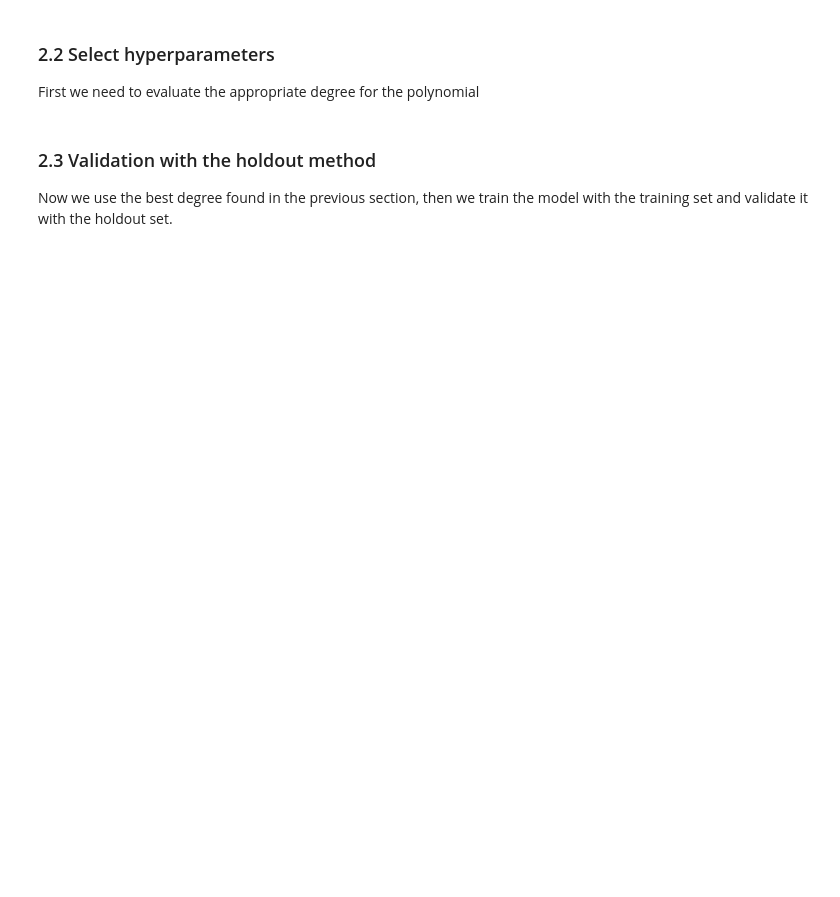
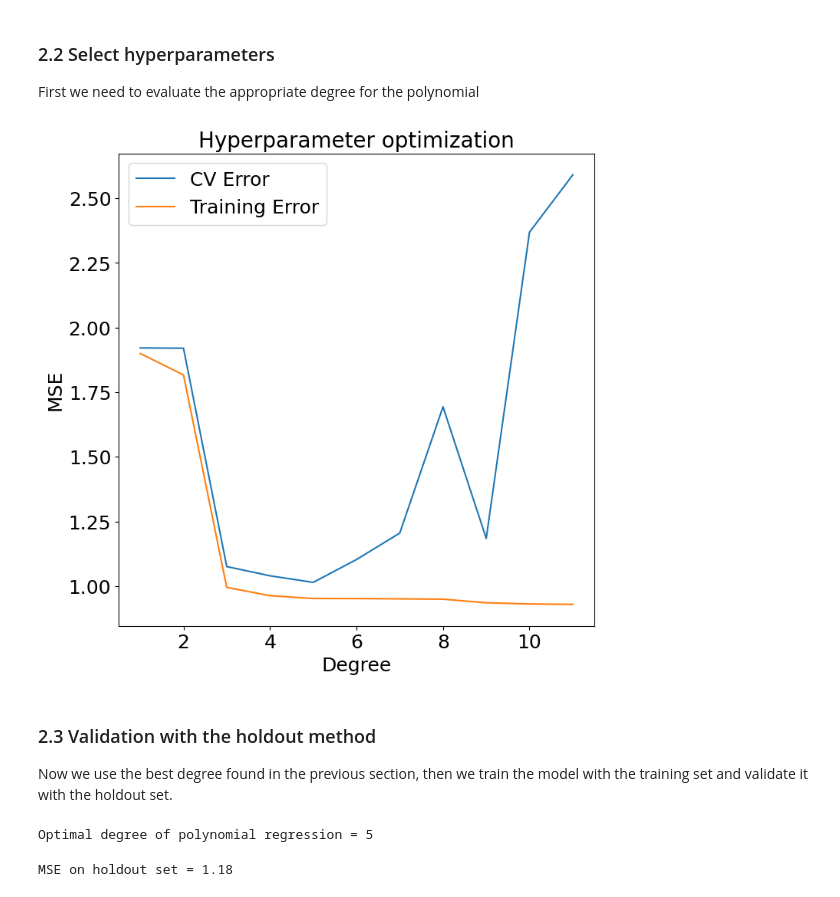
Before and after one commit to rhennig/EMA4935, a Jupyter notebook: Notebooks/07_Overfitting_and_crossvalidation.ipynb, the cells around one changed output. Saved outputs shown, nothing was run; the diff lists cells and outputs as text; code cells hidden in the pictures; blank space fills up the shorter version.

```diff
--- a/Notebooks/07_Overfitting_and_crossvalidation.ipynb
+++ b/Notebooks/07_Overfitting_and_crossvalidation.ipynb
@@ -221,49 +248,54 @@ for degree in polynomial_degrees:
     # Fit the model to the training data
     polynomial_model  = linear_regression.fit(X, y_train)
 
     y_train_pred      = polynomial_model.predict(X)
 
     training_mse      = mean_squared_error(y_train,y_train_pred)
 
     training_error_per_degree.append(training_mse)
 
     # Calculate the cross-validation MSE
     cross_validation_error = cross_validate(linear_regression, X, y_train,
                                             scoring='neg_mean_squared_error',
                                             cv=number_of_folds, return_train_score=True)
 
     mean_cross_validation_error = np.mean( np.absolute(cross_validation_error['test_score']) )
 
     cross_validation_error_per_degree.append(mean_cross_validation_error)
 
 fig,ax=plt.subplots( figsize=(8,8) )
 
 ax.set_xlabel('Degree', fontsize=18)
 ax.set_ylabel('MSE',    fontsize=18)
 
 ax.set_title('Hyperparameter optimization', fontsize=20)
 
 
-ax.plot(polynomial_degrees, cross_validation_error_per_degree, label="CV error")
-ax.plot(polynomial_degrees, training_error_per_degree, label="Training Eerror")
+ax.plot(polynomial_degrees, cross_validation_error_per_degree, label="CV Error")
+ax.plot(polynomial_degrees, training_error_per_degree, label="Training Error")
 
 ax.legend(loc='best', fontsize=18)
 
 plt.show()
+# %% [output]
+[figure, added]
 # %% [markdown]
 ### 2.3 Validation with the holdout method
 
 Now we use the best degree found in the previous section, then we train the model with the training set and validate it with the holdout set.
+# %%
+# Select the optimal hyperparameter
+degree = np.argmin(cross_validation_error_per_degree) + 1
+print(f"Optimal degree of polynomial regression = {degree}")
+
+# Polynomial feature creation
+X = PolynomialFeatures(degree=degree).fit_transform(x_train)
+
+# Create regression model
+linear_regression = LinearRegression(fit_intercept=False)
+# %% [output]
+Optimal degree of polynomial regression = 5
 # %%
-# Select the optimal hyperparameter
-degree = np.argmin(cross_validation_error_per_degree) + 1
-print(f"Optimal degree of polynomial regression = {degree}")
-
-# Polynomial feature creation
-X = PolynomialFeatures(degree=degree).fit_transform(x_train)
-
-# Create regression model
-linear_regression = LinearRegression(fit_intercept=False)
 
 # Fit the model to the training data
 polynomial_model  = linear_regression.fit(X, y_train)
@@ -279,28 +311,11 @@ print(f"MSE on holdout set = {mse_test:.2f}")
 
 # Calculate optimal polynomial regression
 x_regression   = np.linspace(np.min(x), np.max(x), num=100)
-
 x_regression_T = np.array([x_regression]).T
-
 X_regression   = PolynomialFeatures(degree).fit_transform(x_regression_T)
-
 y_model_pred   = linear_regression.predict(X_regression)
 
-y_reference    = reference_model( x_regression )
-
-# Plot the whole dataset
-fig, ax = plt.subplots( figsize=(8,8) )
-
-ax.set_xlabel('x Values',   fontsize=18)
-ax.set_ylabel('y Values',   fontsize=18)
-
-ax.set_title('Performance', fontsize=20)
-
-ax.scatter(x, y, label='Data')
-
-ax.plot(x_regression, y_model_pred, color='b', label='Fit', lw=2)
-ax.plot(x_regression, y_reference,  color='k', label='Ref', lw=2)
-
-ax.legend(loc='best', fontsize=18)
-
-plt.show()
+# Reference model
+y_reference    = reference_model(x_regression, noise=False)
+# %% [output]
+MSE on holdout set = 1.18
```
Also changed, not shown: parts of 11 cells of this notebook.
